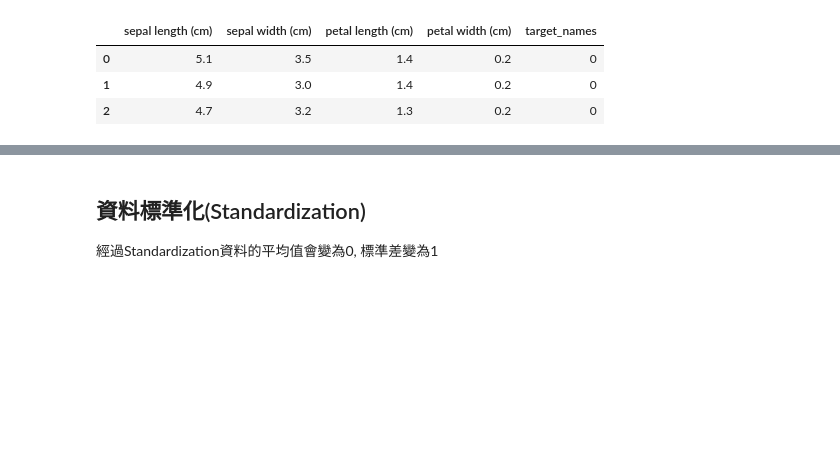
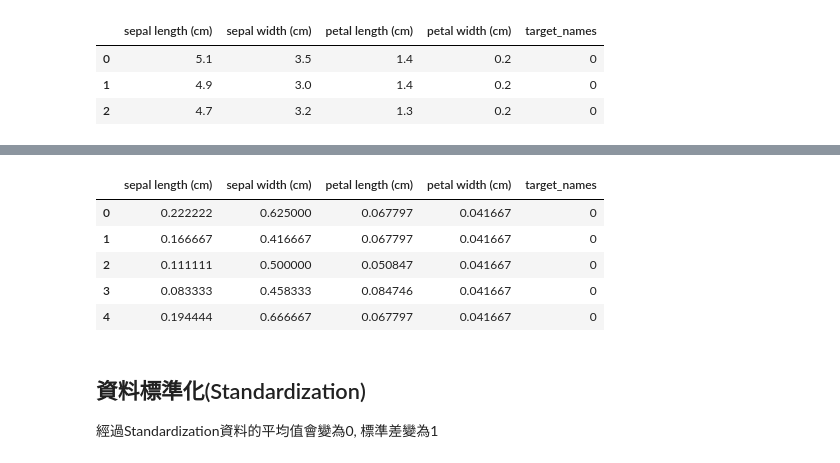
Before and after one commit to Paulwagaligon/IMLP, a Jupyter notebook: Unit03/5_Prepocessing_實戰.ipynb, the cells around one changed output, grey strips where cells are left out. Cells and saved outputs as stored; diff of their text form; code cells hidden in the pictures; blank space fills up the shorter version.

```diff
--- a/Unit03/5_Prepocessing_實戰.ipynb
+++ b/Unit03/5_Prepocessing_實戰.ipynb
@@ -191,3 +225,22 @@ target_names: ['setosa' 'versicolor' 'virginica']
+# %%
+
+data['sepal length (cm)'] = data['sepal length (cm)'] = data['sepal length (cm)'] = (data['sepal length (cm)']-data['sepal length (cm)'].min())/\
+    (data['sepal length (cm)'].max()-data['sepal length (cm)'].min())
+data['sepal width (cm)'] = data['sepal width (cm)'] = (data['sepal width (cm)']-data['sepal width (cm)'].min())/\
+    (data['sepal width (cm)'].max()-data['sepal width (cm)'].min())
+data['petal length (cm)'] = data['petal length (cm)'] = (data['petal length (cm)']-data['petal length (cm)'].min())/\
+    (data['petal length (cm)'].max()-data['petal length (cm)'].min())
+data['petal width (cm)'] = data['petal width (cm)'] = (data['petal width (cm)']-data['petal width (cm)'].min())/\
+    (data['petal width (cm)'].max()-data['petal width (cm)'].min())
+
+data.head()
+# %% [output]
+|  | sepal length (cm) | sepal width (cm) | petal length (cm) | petal width (cm) | target_names |
+| 0 | 0.222222 | 0.625000 | 0.067797 | 0.041667 | 0 |
+| 1 | 0.166667 | 0.416667 | 0.067797 | 0.041667 | 0 |
+| 2 | 0.111111 | 0.500000 | 0.050847 | 0.041667 | 0 |
+| 3 | 0.083333 | 0.458333 | 0.084746 | 0.041667 | 0 |
+| 4 | 0.194444 | 0.666667 | 0.067797 | 0.041667 | 0 |
 # %% [markdown]
 ## 資料標準化(Standardization)
 經過Standardization資料的平均值會變為0, 標準差變為1
```
Also changed, not shown: parts of 27 cells of this notebook.
